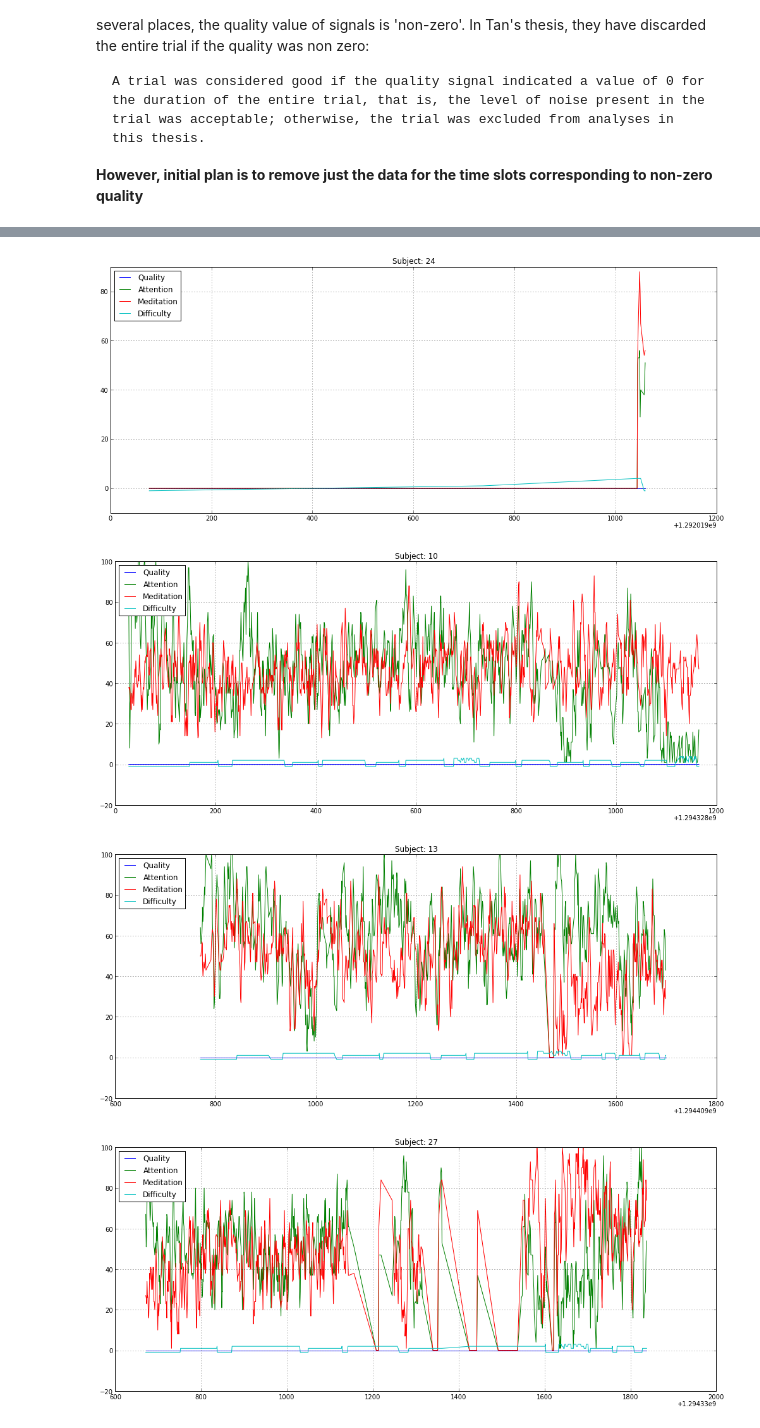
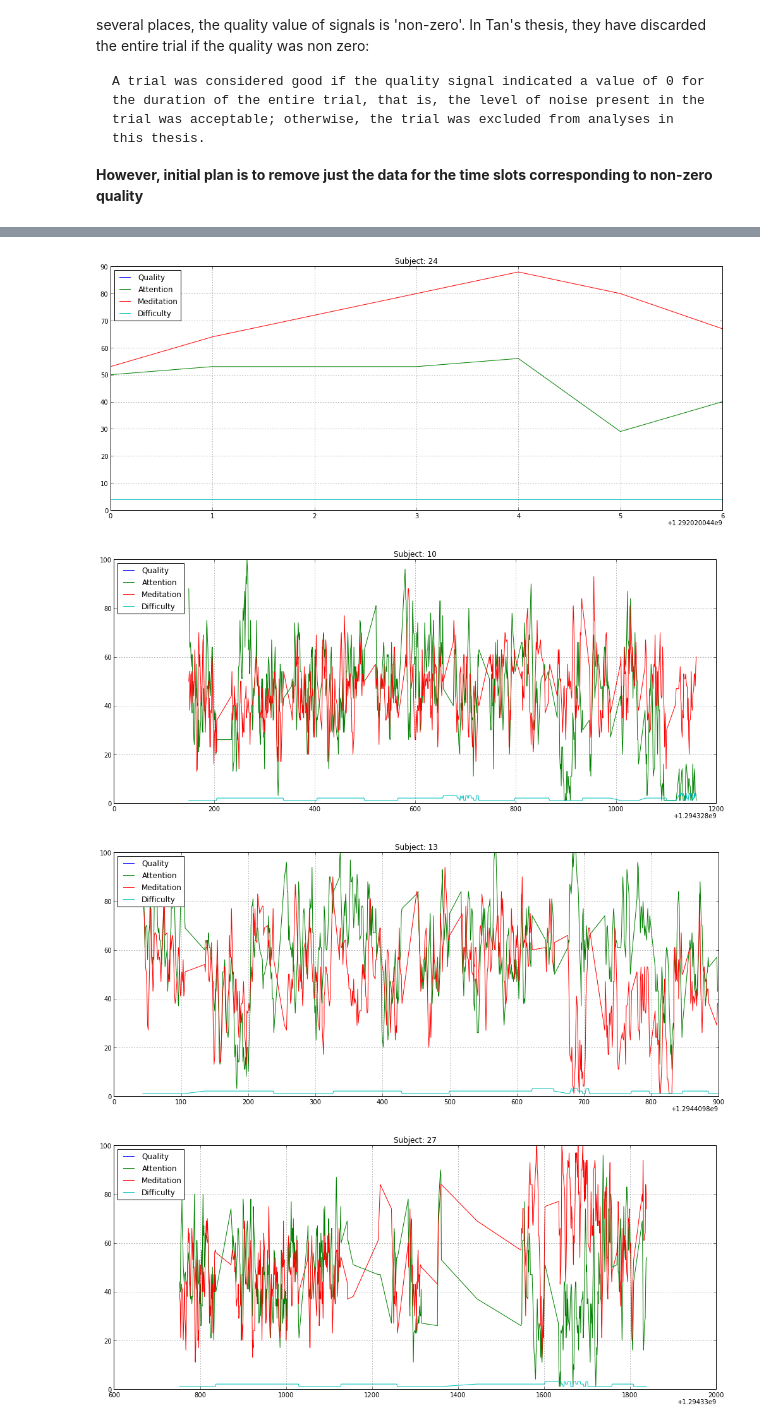
Before and after one commit to sagarjauhari/BCIpy, a Jupyter notebook: eeg_feature_extraction.ipynb, the cells around one changed output, grey strips where cells are left out. Cells and saved outputs as stored; diff of their text form; code cells hidden in the pictures.

Commit message:
Added additional constraints on cleaned data

```diff
--- a/eeg_feature_extraction.ipynb
+++ b/eeg_feature_extraction.ipynb
@@ -188,7 +188,10 @@ A trial was considered good if the quality signal indicated a value of 0 for the
 **However, initial plan is to remove just the data for the time slots corresponding to non-zero quality**
 # %%
 def clean_subj(s_data):
-    s_data = [i for i in s_data if int(i[1])==0]
+    s_data = [i for i in s_data if int(i[1])==0 and \
+                int(i[2])>0 and \
+                int(i[3])>0 and \
+                int(i[4]) >-1]
     return s_data
 
 def clean_all():
@@ -203,8 +206,10 @@ cnt1=get_counts(subj_data)
 cnt2=get_counts(cln_data)
 
 
-plot([i[0] for i in cnt1], [i[1] for i in cnt1], "b-o", label="original")
-plot([i[0] for i in cnt2], [i[1] for i in cnt2], "r-o", label="cleaned")
+plot([i[0] for i in cnt1], [i[1] for i in cnt1], "-o", label="original")
+plot([i[0] for i in cnt2], [i[1] for i in cnt2], "-o", label="cleaned")
+plt.xlabel("Id")
+plt.ylabel("Size")
 plt.legend()
 plt.grid()
 plt.title("Comparing original and new size of data")
@@ -215,4 +220,4 @@ plot_subjects(cln_data, 4)
-[figure, old version]
+[figure, new version]
-[figure, old version]
+[figure, new version]
-[figure, old version]
+[figure, new version]
-[figure, old version]
+[figure, new version]
```
Also changed, not shown: parts of 3 cells of this notebook.
